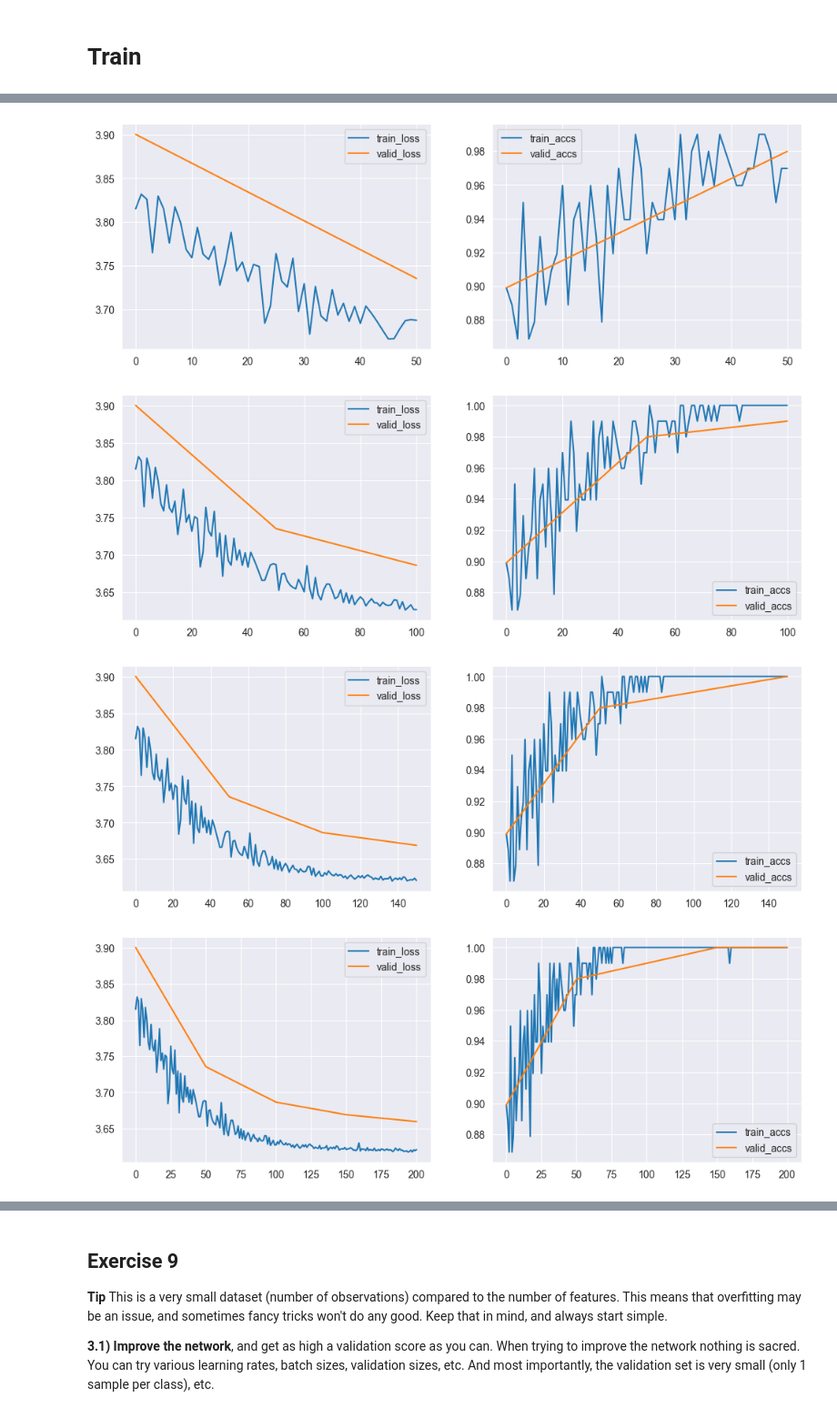
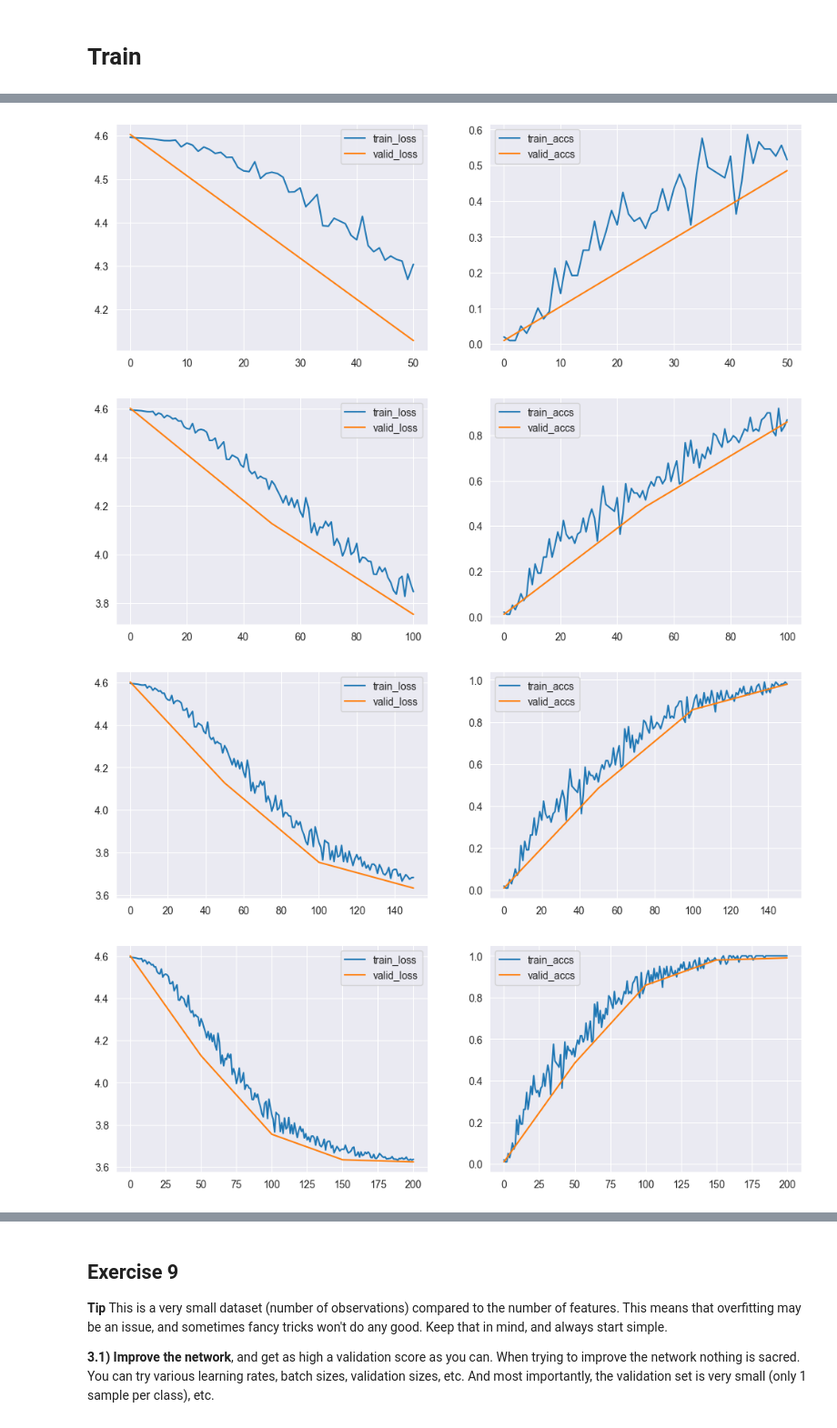
Before and after one commit to FabianScott/02456-deep-learning-with-PyTorch, a Jupyter notebook: 6_Mini_Project/6.1-EXE-Kaggle-Leaf-Challenge.ipynb, the cells around one changed output, grey strips where cells are left out. Shown at 91% size. Saved outputs shown, nothing was run; the diff lists cells and outputs as text; code cells hidden in the pictures.

```diff
--- a/6_Mini_Project/6.1-EXE-Kaggle-Leaf-Challenge.ipynb
+++ b/6_Mini_Project/6.1-EXE-Kaggle-Leaf-Challenge.ipynb
@@ -514,7 +514,7 @@ class Net(nn.Module):
             nn.Softmax(dim=-1)
                                    )
 
-    def forward(self, x_img, x_margin, x_shape, x_texture):
+    def forward(self, x_img, x_margin, x_shape, x_texture, test=False):
         features = []
         out = {}
 
@@ -551,10 +551,10 @@ class Net(nn.Module):
         features_final = torch.cat(features, dim=1)
         # print(features_final.shape)
         out['out'] = self.l_out(features_final)
-        max_values, _ = torch.max(out['out'], dim=1, keepdim=True)
-        mask = torch.eq(out['out'], max_values)
-        out['out'][mask] = 1
-        out['out'][mask] = 0
+        if test:
+            max_values, _ = torch.max(out['out'], dim=1, keepdim=True)
+            out['out'] = torch.eq(out['out'], max_values).type(torch.float)
+
         return out
 
 net = Net()
@@ -682,7 +682,7 @@ for i, batch_train in tqdm(enumerate(batch_gen.gen_train())):
         net.eval()
         val_losses, val_accs, val_lengths = 0, 0, 0
         for batch_valid, num in batch_gen.gen_valid():
-            output = net(**get_input(batch_valid))
+            output = net(**get_input(batch_valid), test=True)
             labels_argmax = torch.max(get_labels(batch_valid), 1)[1]
             # labels_argmax = torch.tensor(labels_argmax, dtype=torch.float)
             val_losses += criterion(torch.tensor(output['out'], dtype=torch.float), labels_argmax) * num
@@ -734,7 +734,7 @@ for i, batch_train in tqdm(enumerate(batch_gen.gen_train())):
-[figure, old version]
+[figure, new version]
-[figure, old version]
+[figure, new version]
-[figure, old version]
+[figure, new version]
-[figure, old version]
+[figure, new version]
 # %%
 max_values, _ = torch.max(output['out'], dim=1, keepdim=True)
 mask = torch.eq(output['out'], max_values)
```
Also changed, not shown: parts of 9 cells of this notebook, 1 other file.
